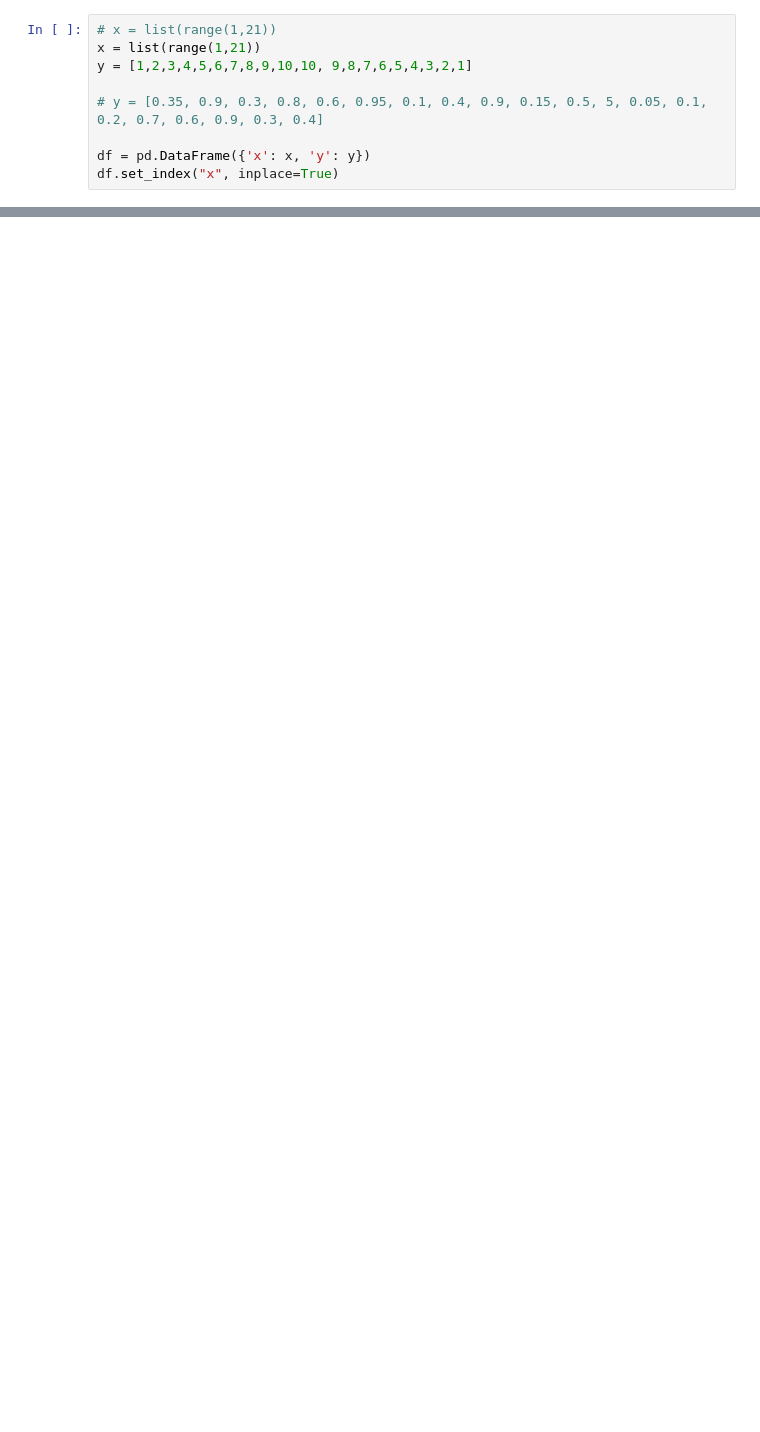
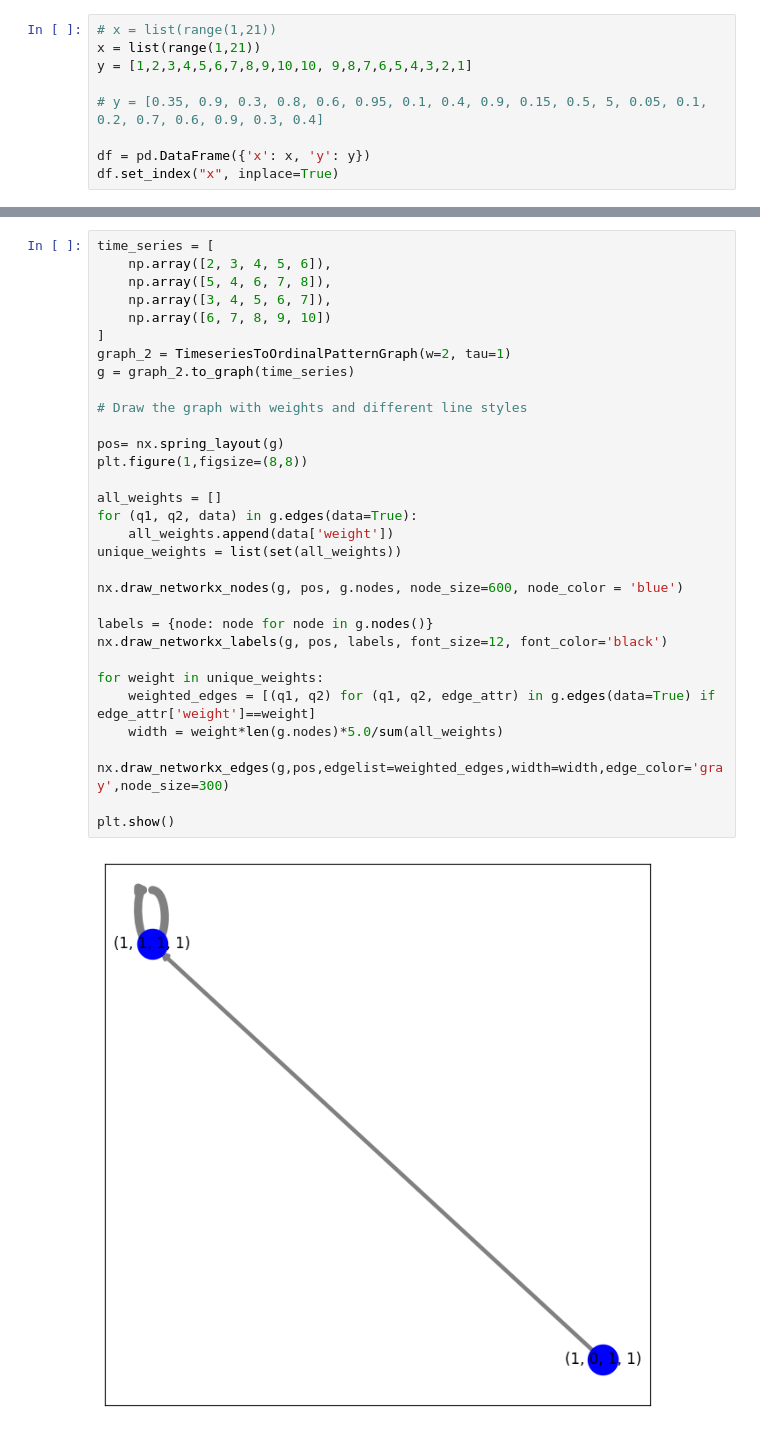
Before and after one commit to jmrozanec/ts2g2, a Jupyter notebook: tutorials/ordinal_partition_strategy.ipynb, the cells around one changed output, grey strips where cells are left out. Cells and saved outputs as stored; diff of their text form; blank space fills up the shorter version.

```diff
--- a/tutorials/ordinal_partition_strategy.ipynb
+++ b/tutorials/ordinal_partition_strategy.ipynb
@@ -111,0 +136,33 @@ sequence_to_graph(df["y"],3,1,use_quantiles = True,color='gray')
+# %%
+time_series = [
+    np.array([2, 3, 4, 5, 6]),
+    np.array([5, 4, 6, 7, 8]),
+    np.array([3, 4, 5, 6, 7]),
+    np.array([6, 7, 8, 9, 10])
+]
+graph_2 = TimeseriesToOrdinalPatternGraph(w=2, tau=1)
+g = graph_2.to_graph(time_series)
+
+# Draw the graph with weights and different line styles
+
+pos= nx.spring_layout(g)
+plt.figure(1,figsize=(8,8))
+
+all_weights = []
+for (q1, q2, data) in g.edges(data=True):
+    all_weights.append(data['weight'])
+unique_weights = list(set(all_weights))
+
+nx.draw_networkx_nodes(g, pos, g.nodes, node_size=600, node_color = 'blue')
+
+labels = {node: node for node in g.nodes()}
+nx.draw_networkx_labels(g, pos, labels, font_size=12, font_color='black')
+
+for weight in unique_weights:
+    weighted_edges = [(q1, q2) for (q1, q2, edge_attr) in g.edges(data=True) if edge_attr['weight']==weight]
+    width = weight*len(g.nodes)*5.0/sum(all_weights)
+    nx.draw_networkx_edges(g,pos,edgelist=weighted_edges,width=width,edge_color='gray',node_size=300)
+
+plt.show()
+# %% [output]
+[figure, added]
```
Also changed, not shown: parts of 18 cells of this notebook, 3 other files.
